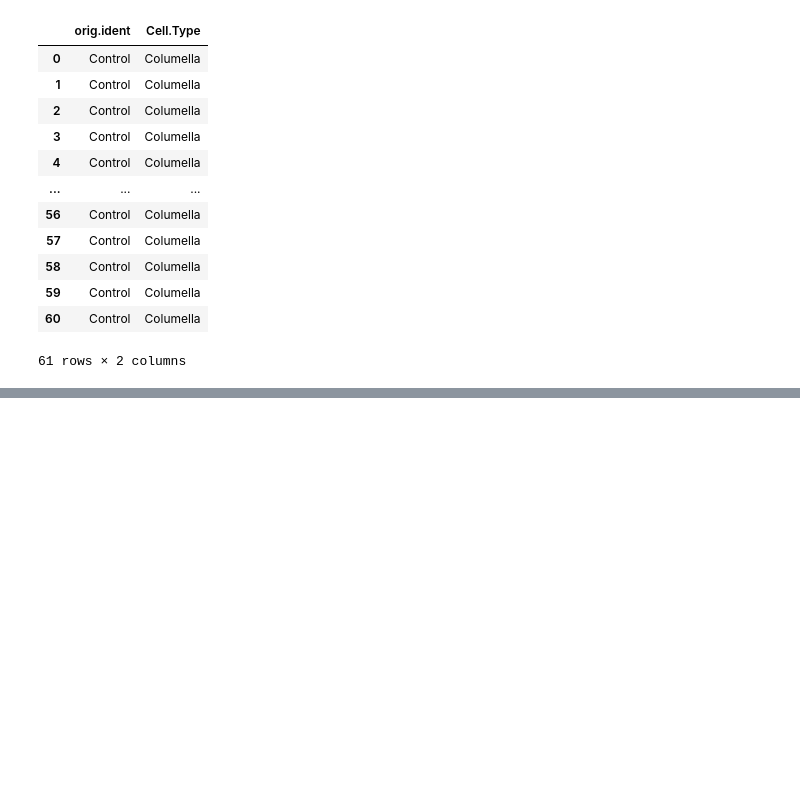
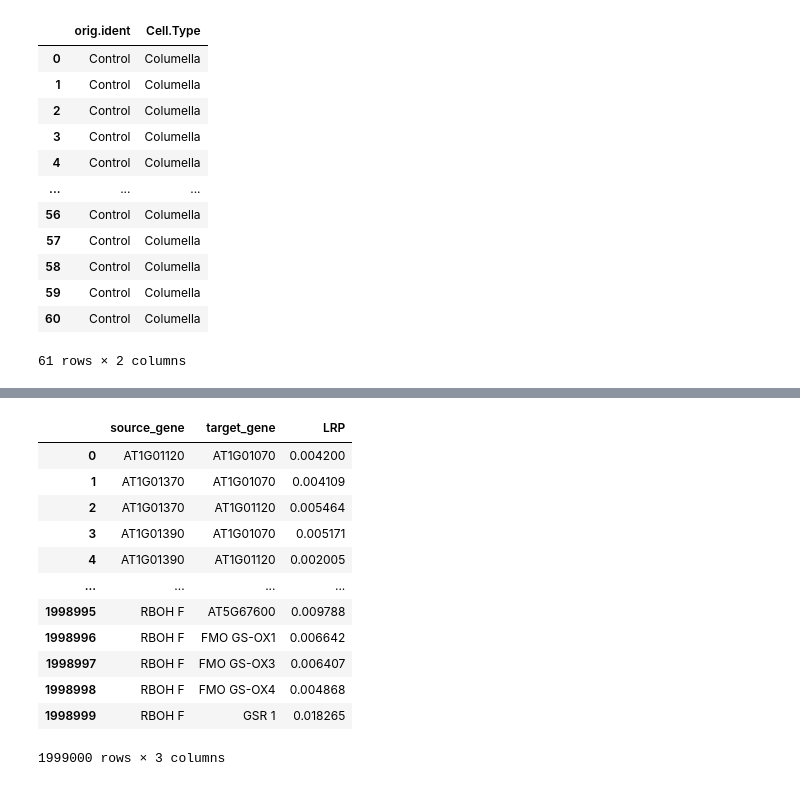
Before and after one commit to uab-fusion-lab/scGeneRAI, a Jupyter notebook: example.ipynb, the cells around one changed output, grey strips where cells are left out. Cells and saved outputs as stored; diff of their text form; code cells hidden in the pictures; blank space fills up the shorter version.

```diff
--- a/example.ipynb
+++ b/example.ipynb
@@ -89,3 +128,19 @@ preds = model.predict_networks(ex_data.iloc[:61,:], descriptors = ex_data_descri
+# %%
+preds1
+# %% [output]
+|  | source_gene | target_gene | LRP |
+| 0 | AT1G01120 | AT1G01070 | 0.004200 |
+| 1 | AT1G01370 | AT1G01070 | 0.004109 |
+| 2 | AT1G01370 | AT1G01120 | 0.005464 |
+| 3 | AT1G01390 | AT1G01070 | 0.005171 |
+| 4 | AT1G01390 | AT1G01120 | 0.002005 |
+| ... | ... | ... | ... |
+| 1998995 | RBOH F | AT5G67600 | 0.009788 |
+| 1998996 | RBOH F | FMO GS-OX1 | 0.006642 |
+| 1998997 | RBOH F | FMO GS-OX3 | 0.006407 |
+| 1998998 | RBOH F | FMO GS-OX4 | 0.004868 |
+| 1998999 | RBOH F | GSR 1 | 0.018265 |
+1999000 rows × 3 columns
 # %%
 network_data = pd.concat(preds)
 # %%
```
Also changed, not shown: parts of 19 cells of this notebook, 1 other file.
